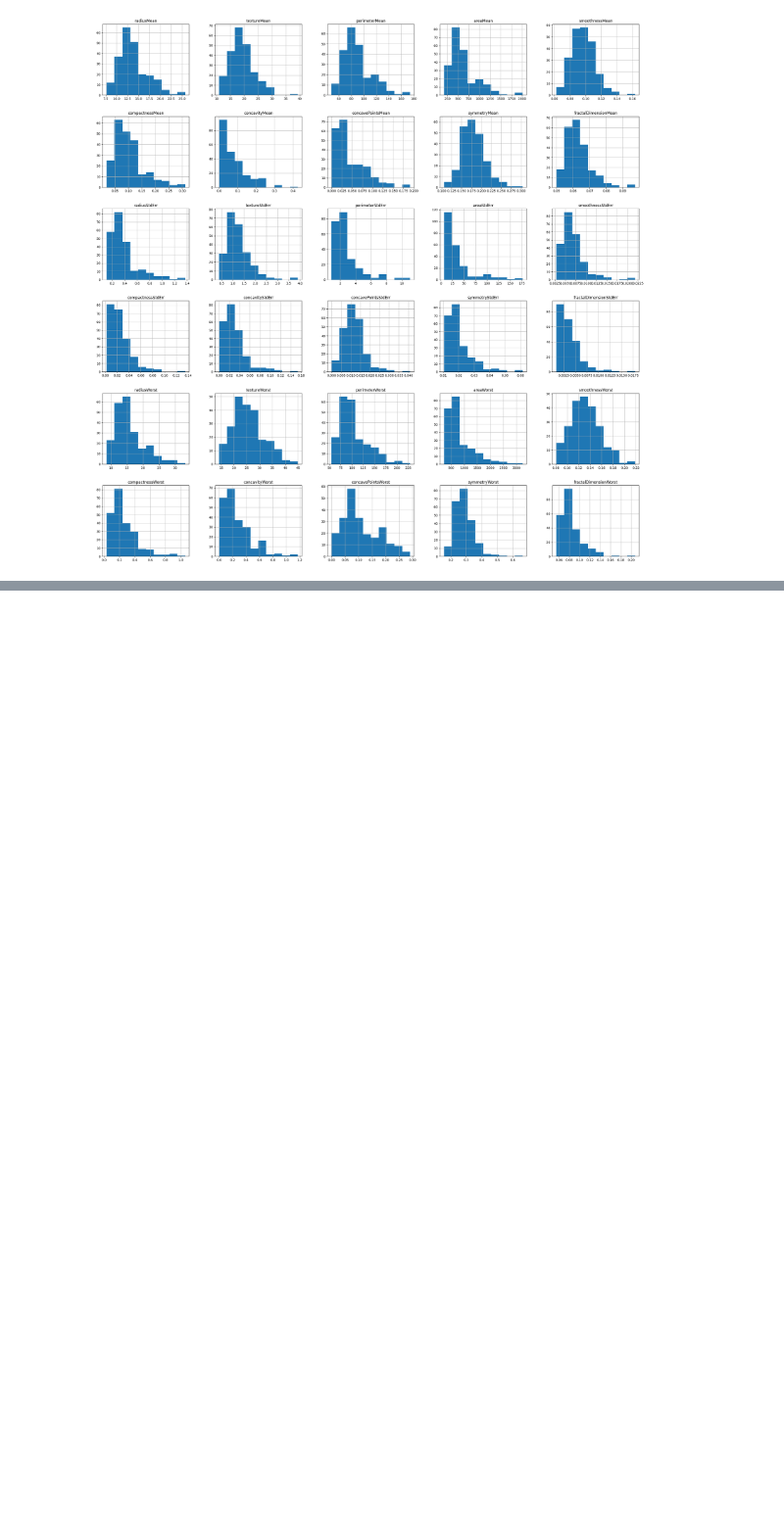
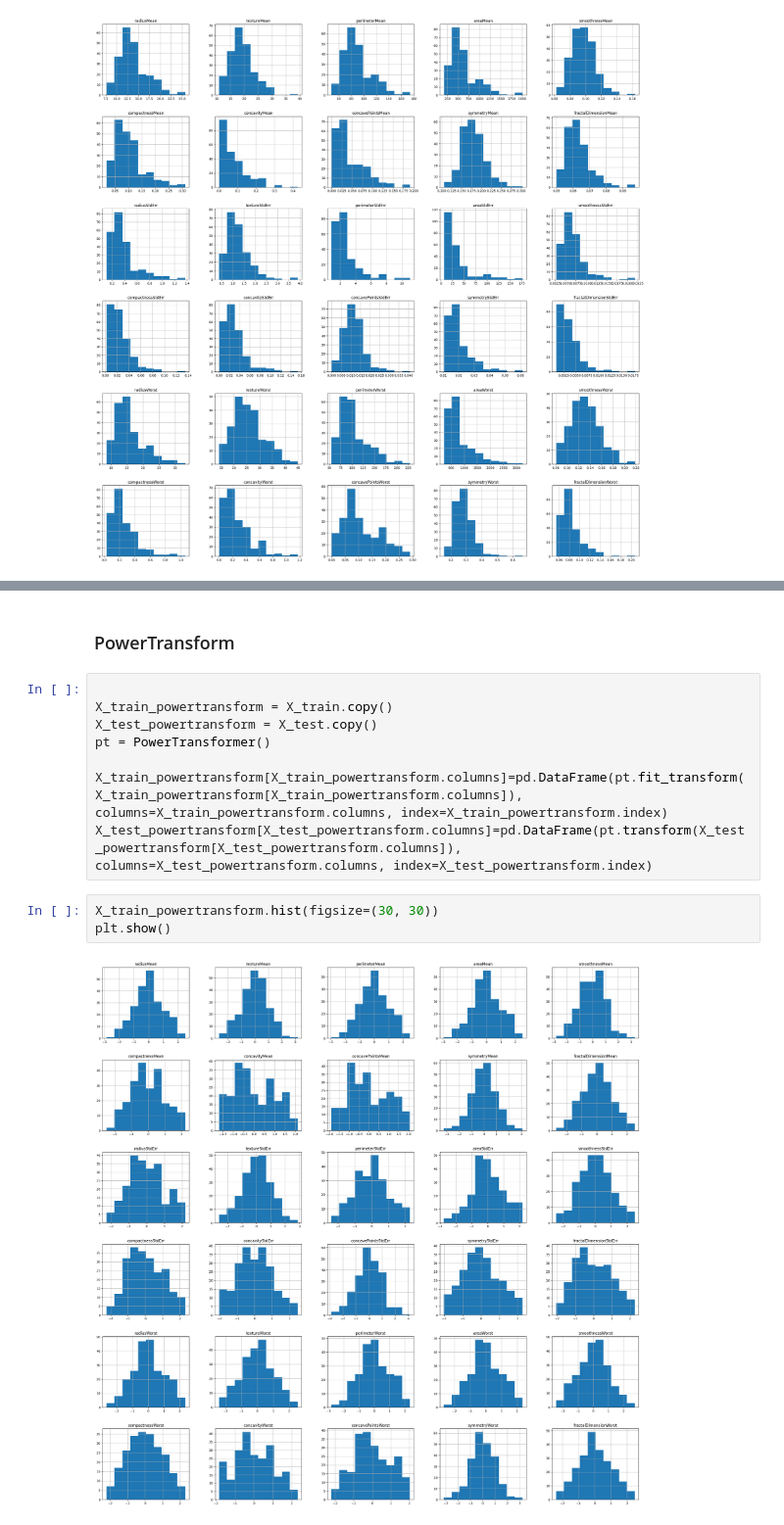
Before and after one commit to lebe1/MachineLearningCourse, a Jupyter notebook: Exercise1/data/explore_breast_cancer.ipynb, the cells around one changed output, grey strips where cells are left out. Shown at 98% size. Drawn from its saved outputs; the diff is of its cells as text; blank space fills up the shorter version.

```diff
--- a/Exercise1/data/explore_breast_cancer.ipynb
+++ b/Exercise1/data/explore_breast_cancer.ipynb
@@ -273,0 +509,15 @@ plt.show()
+# %% [markdown]
+### PowerTransform
+# %%
+
+X_train_powertransform = X_train.copy()
+X_test_powertransform = X_test.copy()
+pt = PowerTransformer()
+
+X_train_powertransform[X_train_powertransform.columns]=pd.DataFrame(pt.fit_transform(X_train_powertransform[X_train_powertransform.columns]), columns=X_train_powertransform.columns, index=X_train_powertransform.index)
+X_test_powertransform[X_test_powertransform.columns]=pd.DataFrame(pt.transform(X_test_powertransform[X_test_powertransform.columns]), columns=X_test_powertransform.columns, index=X_test_powertransform.index)
+# %%
+X_train_powertransform.hist(figsize=(30, 30))
+plt.show()
+# %% [output]
+[figure, added]
```
Also changed, not shown: parts of 48 cells of this notebook, 1 other file.
